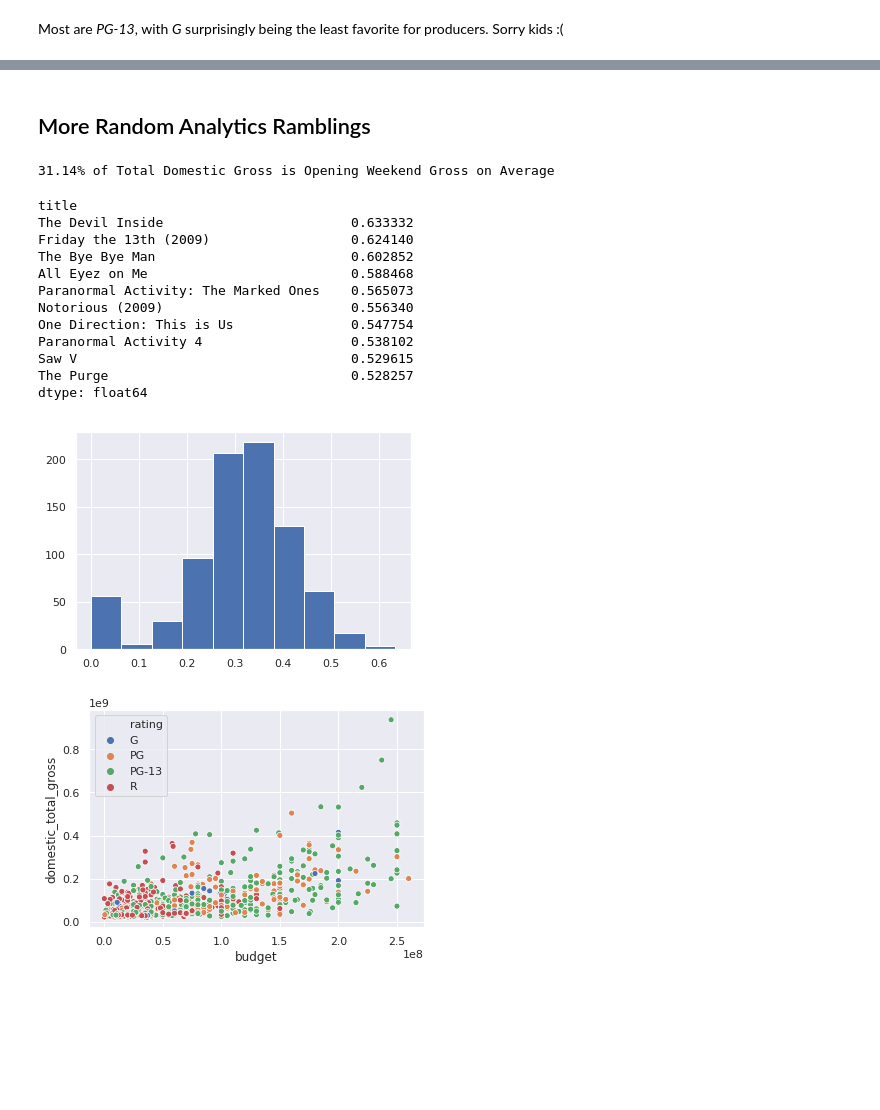
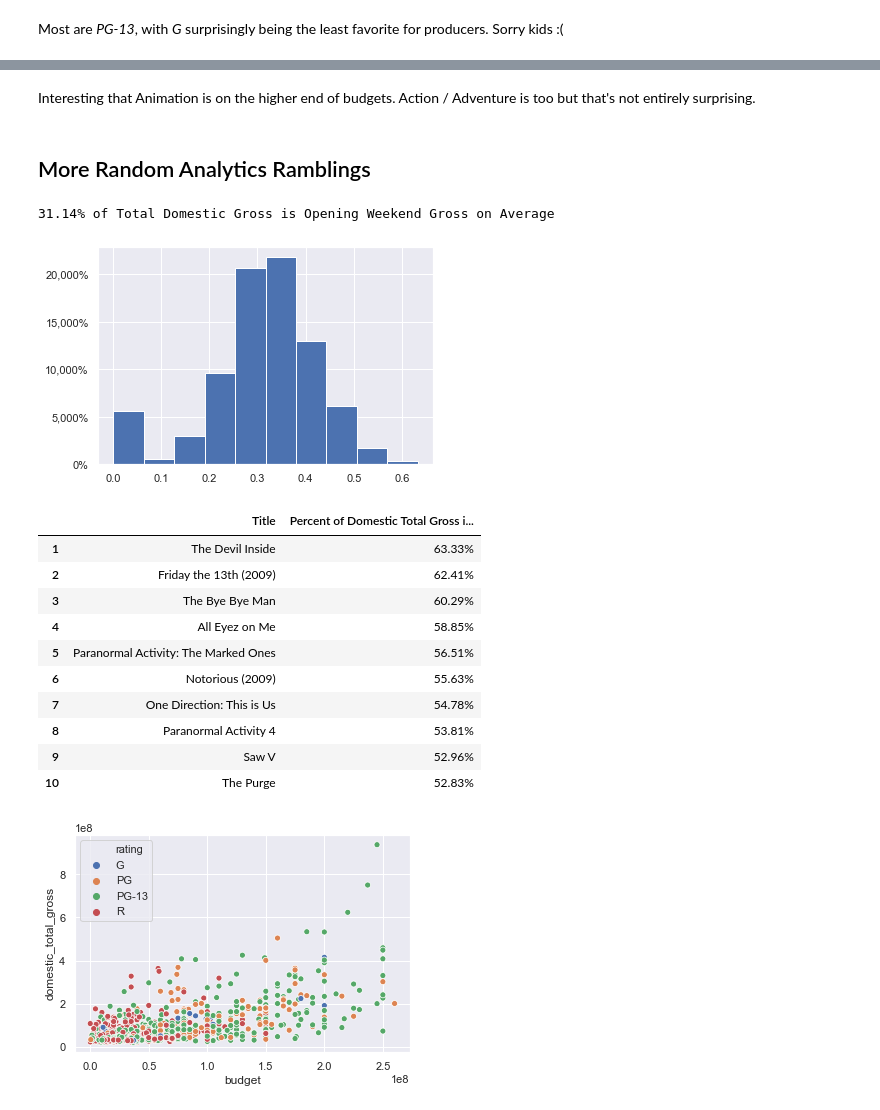
Before and after one commit to bfitzpa5/Metis_Projects, a Jupyter notebook: 02-luther/luther_eda.ipynb, the cells around one changed output, grey strips where cells are left out. Drawn from its saved outputs; the diff is of its cells as text; code cells hidden in the pictures; blank space fills up the shorter version.

```diff
--- a/02-luther/luther_eda.ipynb
+++ b/02-luther/luther_eda.ipynb
@@ -23,8 +23,7 @@ df = (pd.read_csv('data/%s' % fname)
       .set_index('title')
       .assign(release_date=lambda x: x.release_date.astype('datetime64'),
               log_gross=lambda x: np.log(x.domestic_total_gross),
-              roi=lambda x: x.domestic_total_gross.div(x.budget),
-              log_roi=lambda x: np.log(x.roi)))
+              roi=lambda x: x.domestic_total_gross.div(x.budget) - 1))
 # %% [markdown]
 ## Features
 # %% [markdown]
@@ -496,30 +592,41 @@ Below is the distribution across month
+# %% [markdown]
+Interesting that Animation is on the higher end of budgets. Action / Adventure is too but that's not entirely surprising.
 # %% [markdown]
 ## More Random Analytics Ramblings
 # %%
-x = df.open_wkend_gross.div(df.domestic_total_gross).mean() * 100
-print('{:,.2f}% of Total Domestic Gross is Opening Weekend '
+x = df.open_wkend_gross.div(df.domestic_total_gross).mean()
+print('{:,.2%} of Total Domestic Gross is Opening Weekend '
       'Gross on Average'.format(x))
-df.open_wkend_gross.div(df.domestic_total_gross).hist()
-df.open_wkend_gross.div(df.domestic_total_gross).nlargest(10)
+ax = df.open_wkend_gross.div(df.domestic_total_gross).hist()
+ax.set_yticklabels(['{:,.0%}'.format(x) for x in ax.get_yticks()])
+plt.show()
 # %% [output]
 31.14% of Total Domestic Gross is Opening Weekend Gross on Average
-title
-The Devil Inside                        0.633332
-Friday the 13th (2009)                  0.624140
-The Bye Bye Man                         0.602852
-All Eyez on Me                          0.588468
-Paranormal Activity: The Marked Ones    0.565073
-Notorious (2009)                        0.556340
-One Direction: This is Us               0.547754
-Paranormal Activity 4                   0.538102
-Saw V                                   0.529615
-The Purge                               0.528257
-dtype: float64
-[figure, old version]
+[figure, new version]
+# %%
+data = (pd.DataFrame(df.open_wkend_gross.div(df.domestic_total_gross).nlargest(10))
+        .applymap('{:,.2%}'.format)
+        .reset_index()
+        .rename(columns={'title': 'Title',
+                         0: 'Percent of Domestic Total Gross in Opening Weekend'}))
+data.index += 1
+data
+# %% [output]
+|  | Title | Percent of Domestic Total Gross i... |
+| 1 | The Devil Inside | 63.33% |
+| 2 | Friday the 13th (2009) | 62.41% |
+| 3 | The Bye Bye Man | 60.29% |
+| 4 | All Eyez on Me | 58.85% |
+| 5 | Paranormal Activity: The Marked Ones | 56.51% |
+| 6 | Notorious (2009) | 55.63% |
+| 7 | One Direction: This is Us | 54.78% |
+| 8 | Paranormal Activity 4 | 53.81% |
+| 9 | Saw V | 52.96% |
+| 10 | The Purge | 52.83% |
 # %%
 order = ['G', 'PG', 'PG-13', 'R']
 sns.scatterplot(x='budget', y='domestic_total_gross',
                 hue='rating', data=df, hue_order=order)
 plt.show()
 # %% [output]
-[figure, old version]
+[figure, new version]
```
Also changed, not shown: parts of 55 cells of this notebook.
